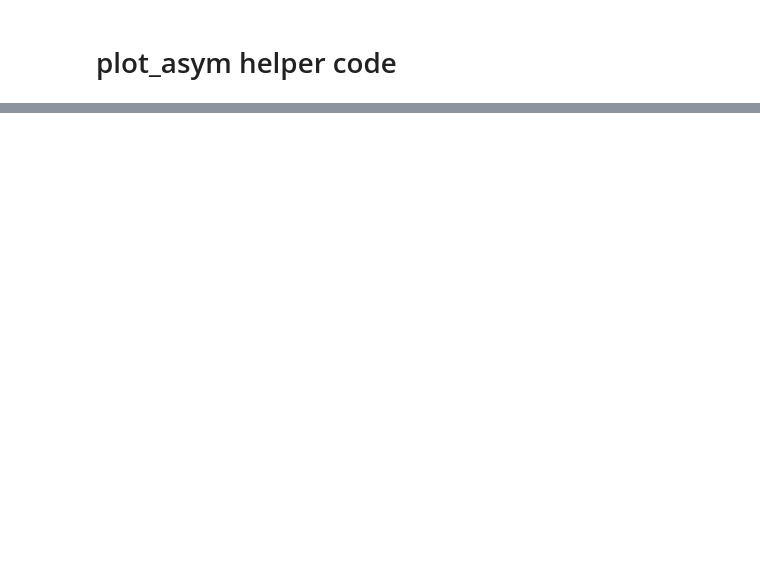
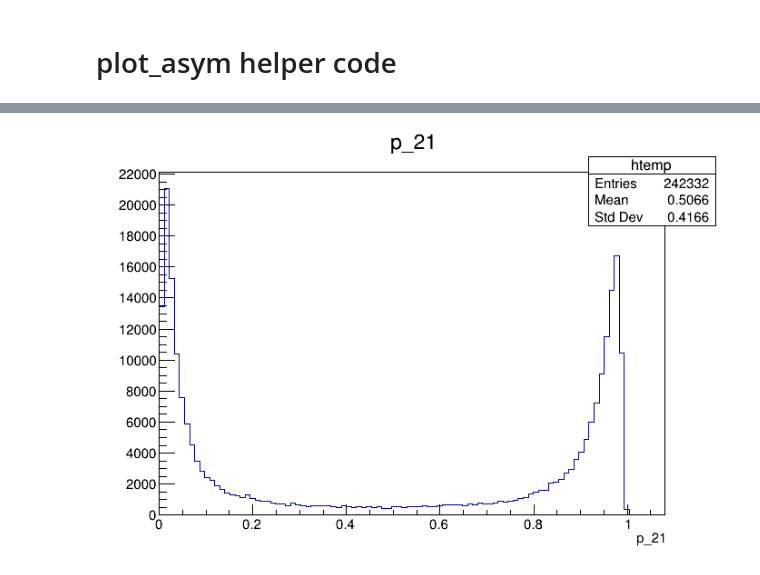
Before and after one commit to Gregtom3/clas12_dihadrons, a Jupyter notebook: utils/helper.ipynb, the cells around one changed output, grey strips where cells are left out. Drawn from its saved outputs; the diff is of its cells as text; code cells hidden in the pictures; blank space fills up the shorter version.

```diff
--- a/utils/helper.ipynb
+++ b/utils/helper.ipynb
@@ -137,0 +486,9 @@ def get_data_from_yaml(data, headers, par):
+# %%
+f=ROOT.TFile("/volatile/clas12/users/gmat/clas12analysis.sidis.data/clas12_dihadrons/projects/ana_v1/data/piplus_pi0/MC_3051_0.root")
+# %%
+t=f.Get("dihadron")
+c=ROOT.TCanvas()
+t.Draw("p_21")
+c.Draw()
+# %% [output]
+[figure, added]
```
Also changed, not shown: parts of 11 cells of this notebook, 15 other files.
